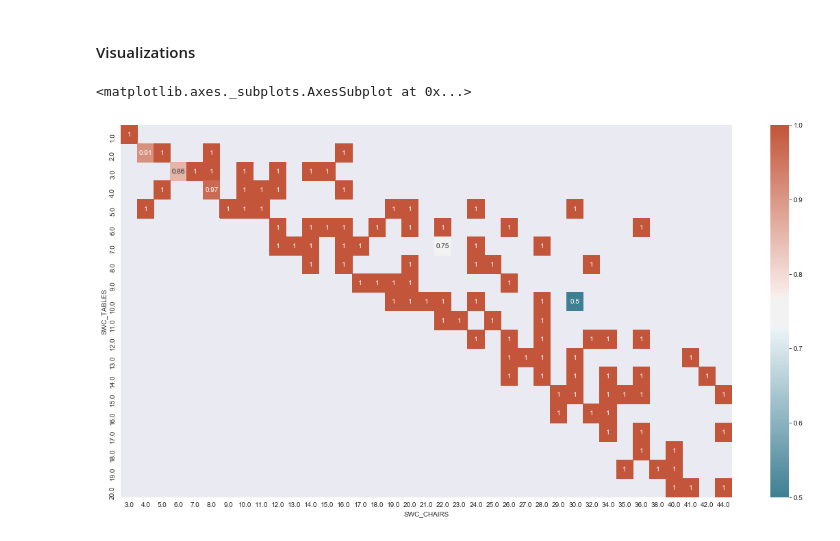
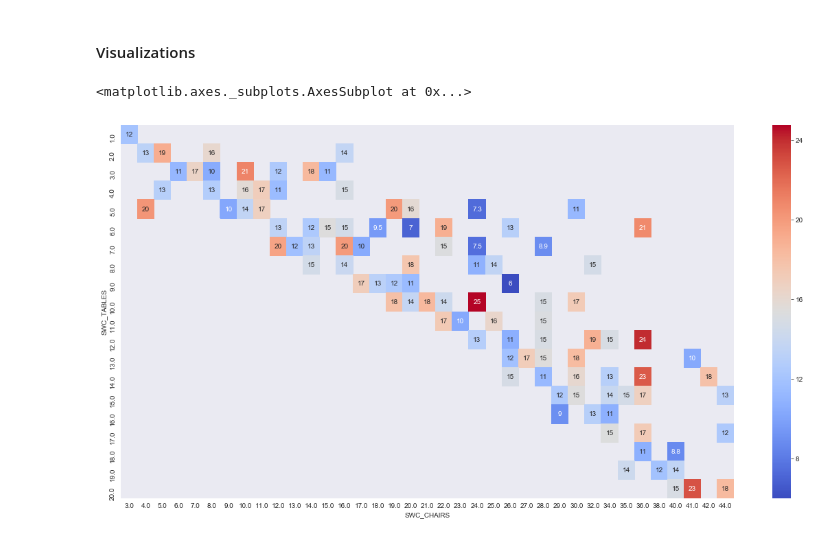
Before and after one commit to deep22kar/random-forest, a Jupyter notebook: EDA_Models2.ipynb, the cells around one changed output. Saved outputs shown, nothing was run; the diff lists cells and outputs as text; code cells hidden in the pictures.

```diff
--- a/EDA_Models2.ipynb
+++ b/EDA_Models2.ipynb
@@ -253,14 +254,14 @@ data.loc[:, 'FLAG__Critical':'MONTH_12'].corr()[df.loc[:, 'FLAG__Critical':'MONT
 #### Visualizations
 # %%
 # create table for heatmap visualization (next step)
-tc = df.pivot_table(index='SWC_TABLES', columns='SWC_CHAIRS',values='GRADE')
+tc = df.pivot_table(index='SWC_TABLES', columns='SWC_CHAIRS',values='SCORE')
 # %%
 # visualizing the relationship between # of tables and chairs and grade received
 plt.figure(figsize=(20,10))
 sns.set_style("darkgrid")
-cmap = sns.diverging_palette(220, 20, sep=20, as_cmap=True)
-sns.heatmap(tc, annot=True, cmap=cmap)
+# cmap = sns.diverging_palette(220, 20, sep=20, as_cmap=True)
+sns.heatmap(tc, annot=True, cmap='coolwarm')
 # %% [output]
 <matplotlib.axes._subplots.AxesSubplot at 0x...>
-[figure, old version]
+[figure, new version]
 # %%
```
Also changed, not shown: parts of 89 cells of this notebook, 6 other files.
